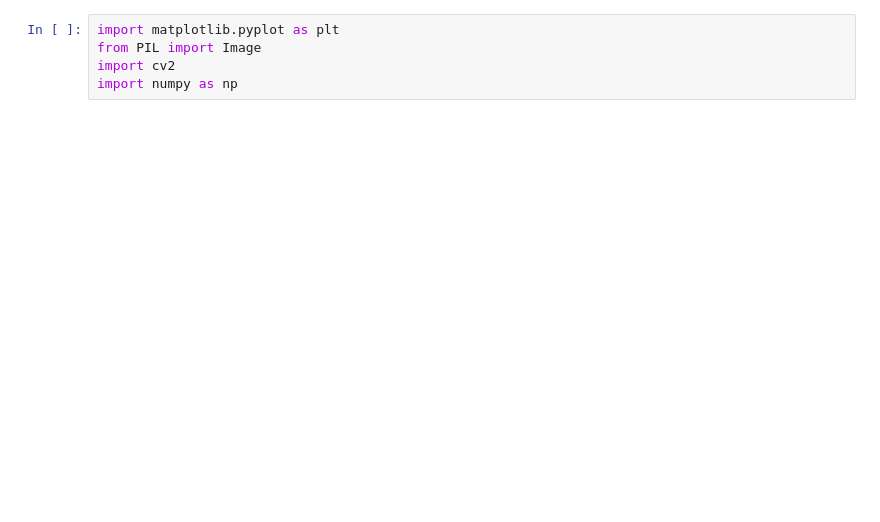
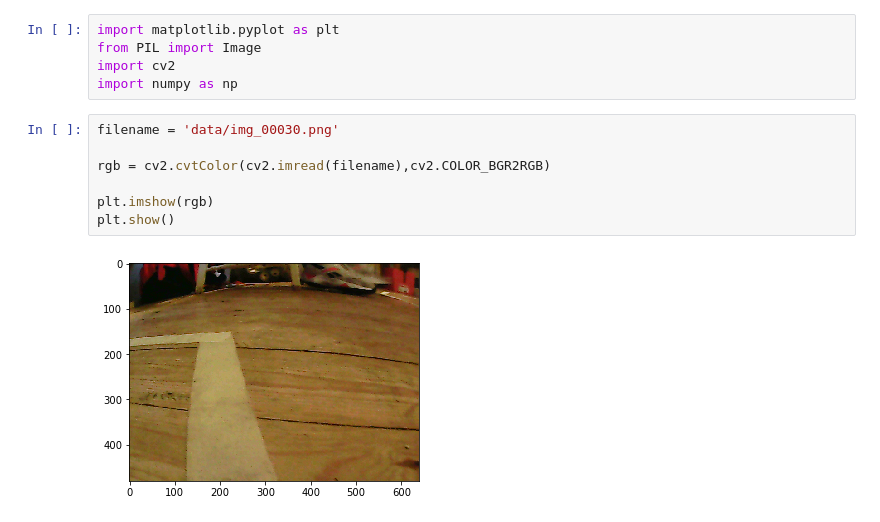
Before and after one commit to FrederikWarburg/faster-car-ai, a Jupyter notebook: line-detection-stuff.ipynb, the cells around one changed output. Drawn from its saved outputs; the diff is of its cells as text; blank space fills up the shorter version.

```diff
--- a/line-detection-stuff.ipynb
+++ b/line-detection-stuff.ipynb
@@ -3,3 +3,12 @@ import matplotlib.pyplot as plt
 from PIL import Image
 import cv2
 import numpy as np
+# %%
+filename = 'data/img_00030.png'
+
+rgb = cv2.cvtColor(cv2.imread(filename),cv2.COLOR_BGR2RGB)
+
+plt.imshow(rgb)
+plt.show()
+# %% [output]
+[figure, added]
```
Also changed, not shown: parts of 5 cells of this notebook.
